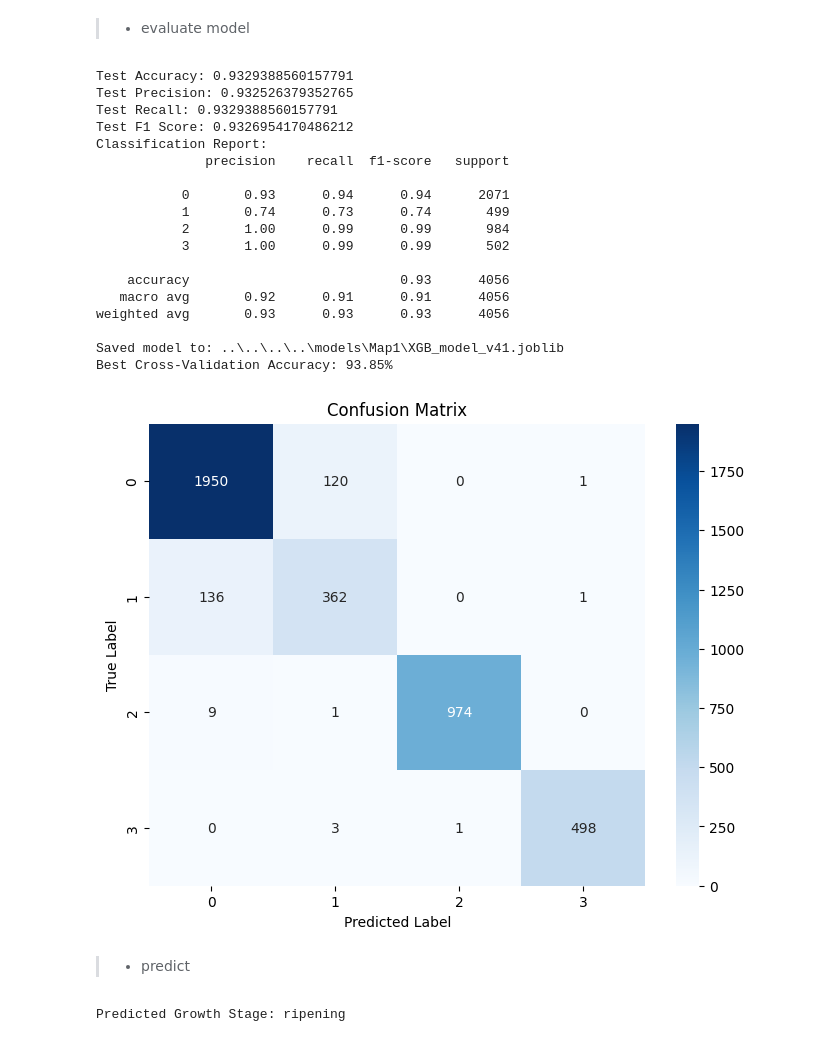
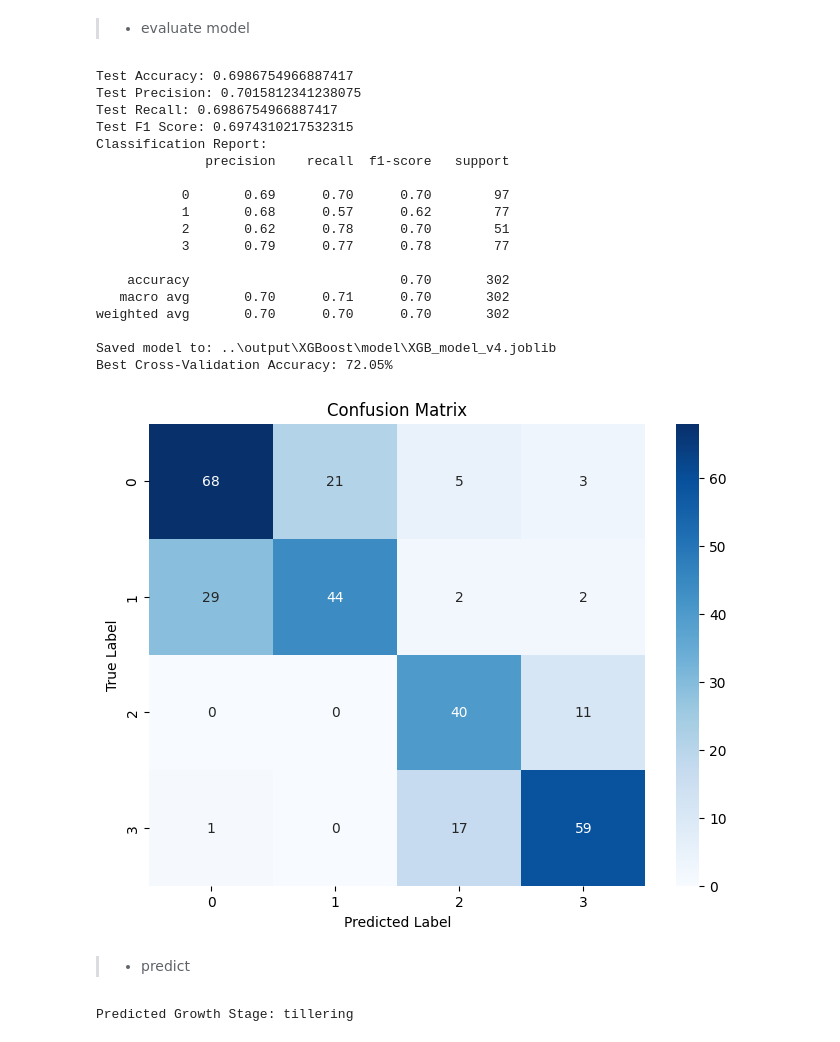
Before and after one commit to SasanDilanthaSTD/Research_Prepare, a Jupyter notebook: Notebooks/issues/ODM_MODEL_TRAINING/XGB/004__XGB_Model_test_4.ipynb, the cells around one changed output. Saved outputs shown, nothing was run; the diff lists cells and outputs as text; code cells hidden in the pictures.

```diff
--- a/Notebooks/issues/ODM_MODEL_TRAINING/XGB/004__XGB_Model_test_4.ipynb
+++ b/Notebooks/issues/ODM_MODEL_TRAINING/XGB/004__XGB_Model_test_4.ipynb
@@ -18,6 +18,16 @@ from pathlib import Path
 from sklearn.utils.class_weight import compute_class_weight
 # %% [markdown]
 >- Define function & modify
+# %%
+# define ouput dir
+output_dir = Path("../output/XGBoost")
+output_dir.mkdir(parents=True, exist_ok=True)
+
+output_img_dir = output_dir / "IMG"
+output_img_dir.mkdir(parents=True, exist_ok=True)
+
+output_model_dir = output_dir / "model"
+output_model_dir.mkdir(parents=True, exist_ok=True)
 # %%
 # Define functions to calculate NDVI and NDWI
 def calculate_ndvi(nir, red):
@@ -34,7 +44,7 @@ def calculate_ndwi(nir, green):
 def extract_features(image_path):
     with rasterio.open(image_path) as src:
         bands = src.read()
-        nir, red, green = bands[4], bands[2], bands[1]
+        nir, red, green = bands[3], bands[0], bands[1]
 
         # Existing features
         ndvi = calculate_ndvi(nir, red)
@@ -58,8 +68,8 @@ def calculate_class_weights(y):
 >- load dataset
 # %%
 # Load dataset efficiently
-train_dataset_path = Path('../../../../data/model/Patches/Train/')
-test_dataset_path = Path('../../../../data/model/Patches/Test/')
+train_dataset_path = Path('../../../../data/odm_dataset/Patches/Train')
+test_dataset_path = Path('../../../../data/odm_dataset/Patches/Test/')
 growth_stages = ["germination", "tillering", "grand_growth", "ripening"]
 X, X_test, y, y_test = [], [], [], []
 
@@ -168,65 +198,65 @@ test_report = classification_report(y_test, y_test_pred)
 # Calculate additional metrics
 test_precision = precision_score(y_test, y_test_pred, average='weighted')
 test_recall = recall_score(y_test, y_test_pred, average='weighted')
 test_f1 = f1_score(y_test, y_test_pred, average='weighted')
 confusion = confusion_matrix(y_test, y_test_pred)
 
 # Log confusion matrix as an image
 plt.figure(figsize=(8, 6))
 sns.heatmap(confusion, annot=True, fmt='d', cmap='Blues')
 plt.title('Confusion Matrix')
 plt.xlabel('Predicted Label')
 plt.ylabel('True Label')
-plt.savefig(Path("../../../../IMG/XGB_V41_confusion_matrix.png")) # Save confusion matrix
+plt.savefig(Path(os.path.join(output_img_dir, "ODM_XGB_V4_confusion_matrix.png"))) # Save confusion matrix
 
 # Print results
 print(f"Test Accuracy: {test_accuracy}")
 print(f"Test Precision: {test_precision}")
 print(f"Test Recall: {test_recall}")
 print(f"Test F1 Score: {test_f1}")
 print(f"Classification Report:\n{test_report}")
 
 # Save the best model to disk
-XGB_model_v41 = Path("../../../../models/Map1/XGB_model_v41.joblib")
-joblib.dump(best_model, XGB_model_v41)
-print(f"Saved model to: {XGB_model_v41}")
+XGB_model_v4 = Path(os.path.join(output_model_dir, "XGB_model_v4.joblib"))
+joblib.dump(best_model, XGB_model_v4)
+print(f"Saved model to: {XGB_model_v4}")
 
 # Evaluate using cross-validation accuracy
 print(f"Best Cross-Validation Accuracy: {grid_search.best_score_ * 100:.2f}%")
 # %% [output]
-Test Accuracy: 0.9329388560157791
-Test Precision: 0.932526379352765
-Test Recall: 0.9329388560157791
-Test F1 Score: 0.9326954170486212
+Test Accuracy: 0.6986754966887417
+Test Precision: 0.7015812341238075
+Test Recall: 0.6986754966887417
+Test F1 Score: 0.6974310217532315
 Classification Report:
               precision    recall  f1-score   support
 
-           0       0.93      0.94      0.94      2071
-           1       0.74      0.73      0.74       499
-           2       1.00      0.99      0.99       984
-           3       1.00      0.99      0.99       502
+           0       0.69      0.70      0.70        97
+           1       0.68      0.57      0.62        77
+           2       0.62      0.78      0.70        51
+           3       0.79      0.77      0.78        77
 
-    accuracy                           0.93      4056
-   macro avg       0.92      0.91      0.91      4056
-weighted avg       0.93      0.93      0.93      4056
+    accuracy                           0.70       302
+   macro avg       0.70      0.71      0.70       302
+weighted avg       0.70      0.70      0.70       302
 
-Saved model to: ..\..\..\..\models\Map1\XGB_model_v41.joblib
-Best Cross-Validation Accuracy: 93.85%
+Saved model to: ..\output\XGBoost\model\XGB_model_v4.joblib
+Best Cross-Validation Accuracy: 72.05%
-[figure, old version]
+[figure, new version]
 # %% [markdown]
 >- predict
 # %%
 # Load the best model
-model = joblib.load(Path("../../../../models/Map1/XGB_model_v41.joblib"))
+model = joblib.load(XGB_model_v4)
 
 def predict_growth_stage(image_path, model):
     features = extract_features(image_path)
     predicted_label = model.predict([features])[0]
     return growth_stages[predicted_label]
 
-new_image = Path('../../../../data/model/Patches/Test/ripening/patch_70.tif')
+new_image = Path('../../../../data/odm_dataset/Patches/Train/tillering/patch_92.tif')
 predicted_stage = predict_growth_stage(new_image, model)
 print(f"Predicted Growth Stage: {predicted_stage}")
 print()
 # %% [output]
-Predicted Growth Stage: ripening
+Predicted Growth Stage: tillering
```
Also changed, not shown: parts of 1 cell of this notebook, 24 other files.
